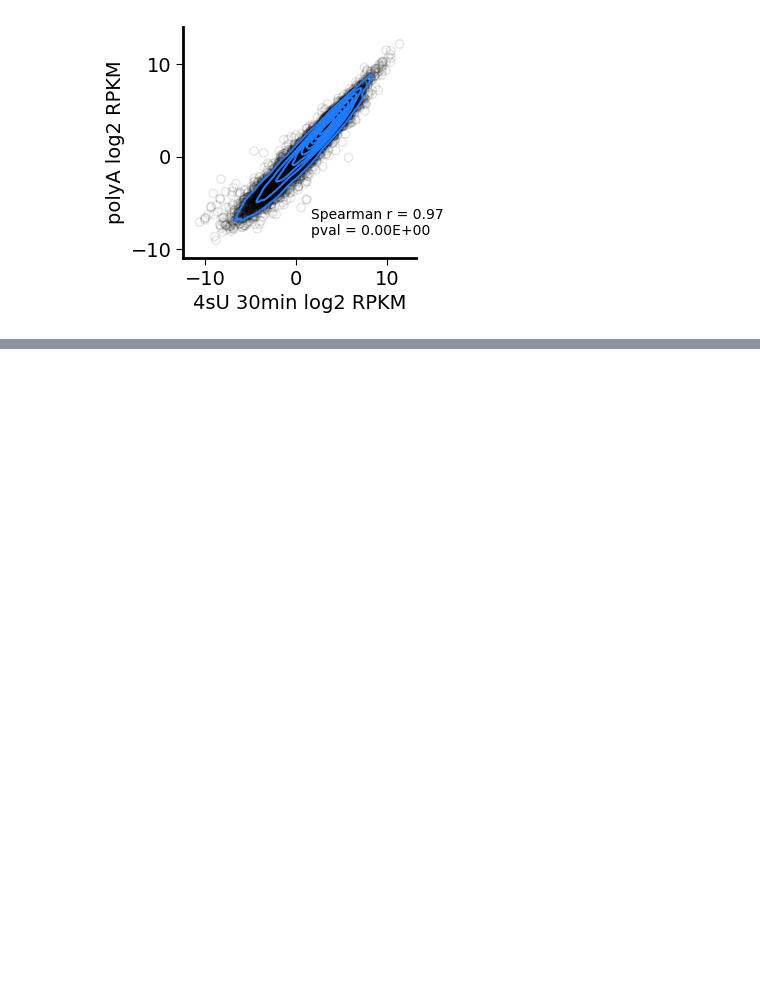
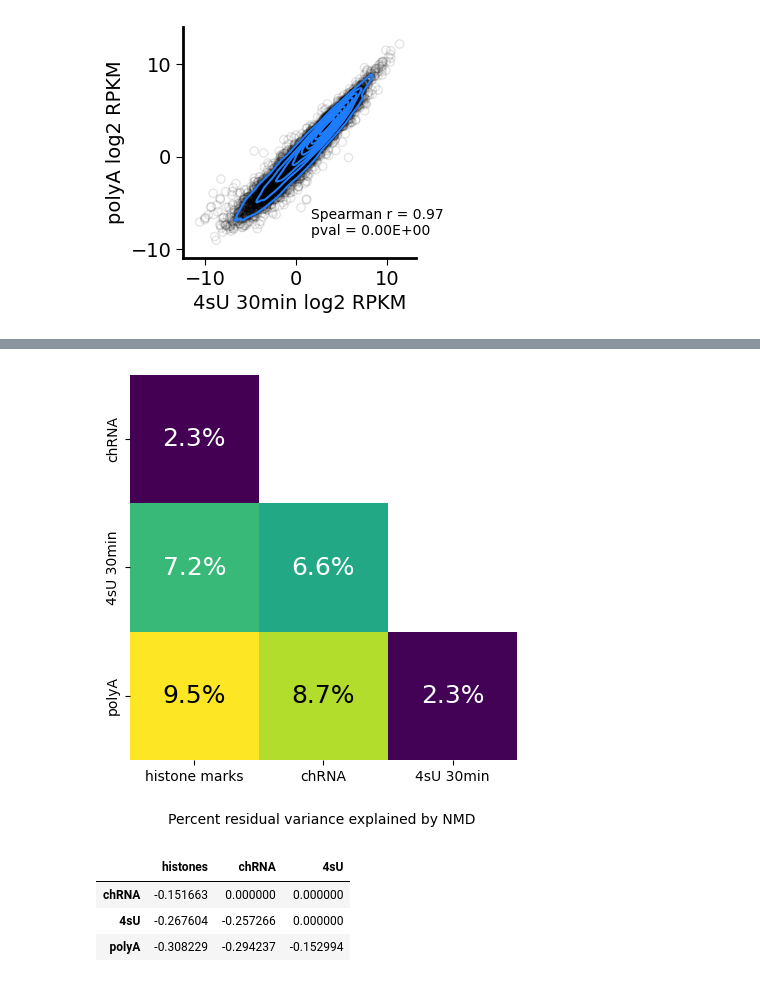
Before and after one commit to bfairkun/ChromatinSplicingQTLs, a Jupyter notebook: analysis/20230627_Regression.ipynb, the cells around one changed output, grey strips where cells are left out. Drawn from its saved outputs; the diff is of its cells as text; code cells hidden in the pictures; blank space fills up the shorter version.

```diff
--- a/analysis/20230627_Regression.ipynb
+++ b/analysis/20230627_Regression.ipynb
@@ -617,0 +575,26 @@ plt.savefig(figdir + 'supplementary_note/regression_slope_NMD.pdf', bbox_inches=
+# %%
+fig, ax = plt.subplots(figsize=(5, 5))
+g = sns.heatmap(df_resid, mask=np.array(([[0, 1, 1], [0, 0, 1], [0, 0, 0]])), cmap='viridis', cbar=False, ax=ax)
+g.set_yticks([0.5, 1.5, 2.5], ['chRNA', '4sU 30min', 'polyA'])
+g.set_xticks([0.5, 1.5, 2.5], ['histone marks', 'chRNA', '4sU 30min'])
+g.text(0.5, 0.5, "{:.1f}%".format(df_resid.loc['chRNA', 'histones']), ha="center", va="center", color="w", size=18)
+g.text(0.5, 1.5, "{:.1f}%".format(df_resid.loc['4sU', 'histones']), ha="center", va="center", color="w", size=18)
+g.text(0.5, 2.5, "{:.1f}%".format(df_resid.loc['polyA', 'histones']), ha="center", va="center", color="black", size=18)
+g.text(1.5, 1.5, "{:.1f}%".format(df_resid.loc['4sU', 'chRNA']), ha="center", va="center", color="w", size=18)
+g.text(1.5, 2.5, "{:.1f}%".format(df_resid.loc['polyA', 'chRNA']), ha="center", va="center", color="black", size=18)
+g.text(2.5, 2.5, "{:.1f}%".format(df_resid.loc['polyA', '4sU']), ha="center", va="center", color="w", size=18)
+ax.text(0.3, 3.5, 'Percent residual variance explained by NMD')
+# g.set_title_coords(-0.15,-0.1)
+# plt.savefig(figdir + 'supplementary_figures/regression_variance_explained_NMD.pdf', dpi=300, bbox_inches='tight')
+
+plt.savefig(figdir + 'supplementary_note/regression_variance_explained_NMD.png', bbox_inches='tight', dpi=300)
+plt.savefig(figdir + 'supplementary_note/regression_variance_explained_NMD.pdf', bbox_inches='tight', dpi=300)
+# %% [output]
+[figure, added]
+# %%
+df_coef
+# %% [output]
+|  | histones | chRNA | 4sU |
+| chRNA | -0.151663 | 0.000000 | 0.000000 |
+| 4sU | -0.267604 | -0.257266 | 0.000000 |
+| polyA | -0.308229 | -0.294237 | -0.152994 |
```
Also changed, not shown: parts of 29 cells of this notebook, 20 other files.
